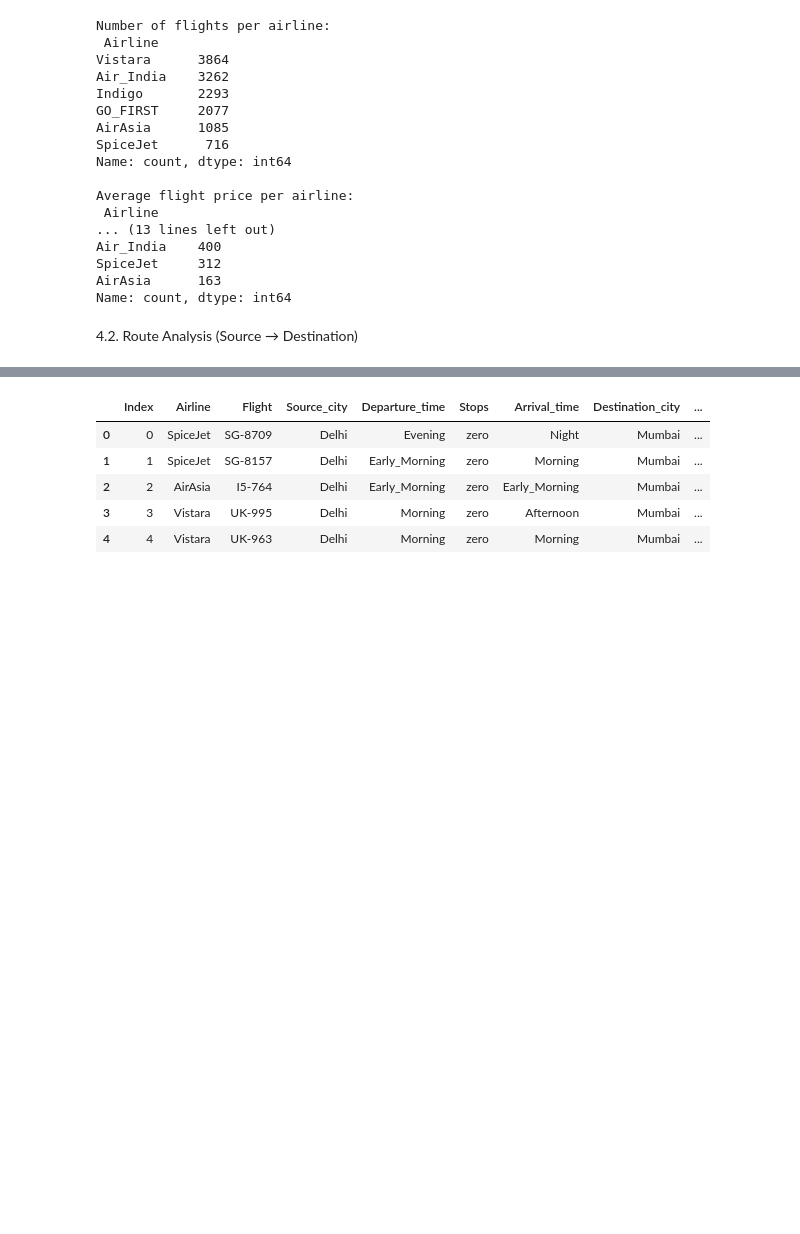
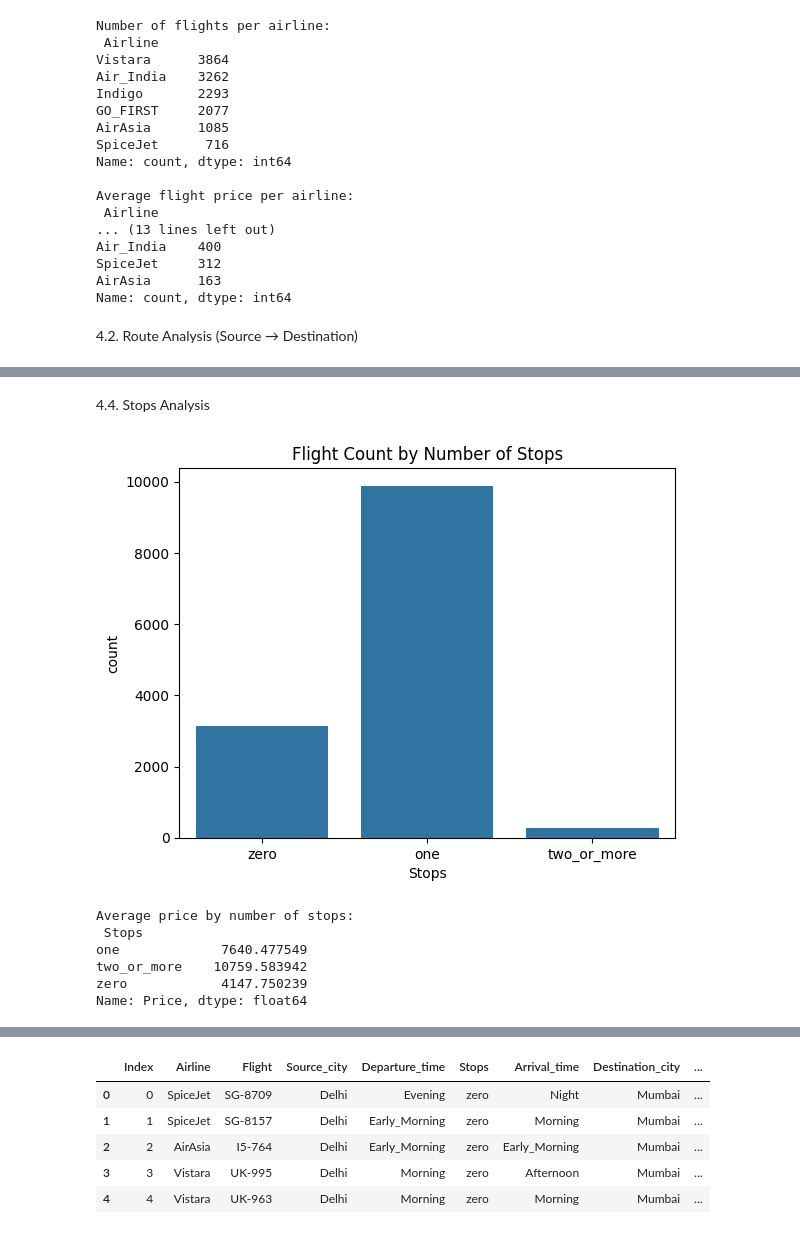
Before and after one commit to nandu26m/data-analytics-projects, a Jupyter notebook: airlines-data-analysis-project/airlines-data-analysis-project.ipynb, the cells around one changed output, grey strips where cells are left out. Cells and saved outputs as stored; diff of their text form; code cells hidden in the pictures; blank space fills up the shorter version.

```diff
--- a/airlines-data-analysis-project/airlines-data-analysis-project.ipynb
+++ b/airlines-data-analysis-project/airlines-data-analysis-project.ipynb
@@ -410,0 +440,19 @@ Name: Price, dtype: float64
+# %% [markdown]
+4.4. Stops Analysis
+# %%
+# Count of flights by number of stops
+sns.countplot(x='Stops', data=data)
+plt.title("Flight Count by Number of Stops")
+plt.show()
+
+# Average price by number of stops
+avg_price_stops = data.groupby('Stops')['Price'].mean()
+print("\nAverage price by number of stops:\n", avg_price_stops)
+# %% [output]
+[figure, added]
+Average price by number of stops:
+ Stops
+one             7640.477549
+two_or_more    10759.583942
+zero            4147.750239
+Name: Price, dtype: float64
```
Also changed, not shown: parts of 11 cells of this notebook.
